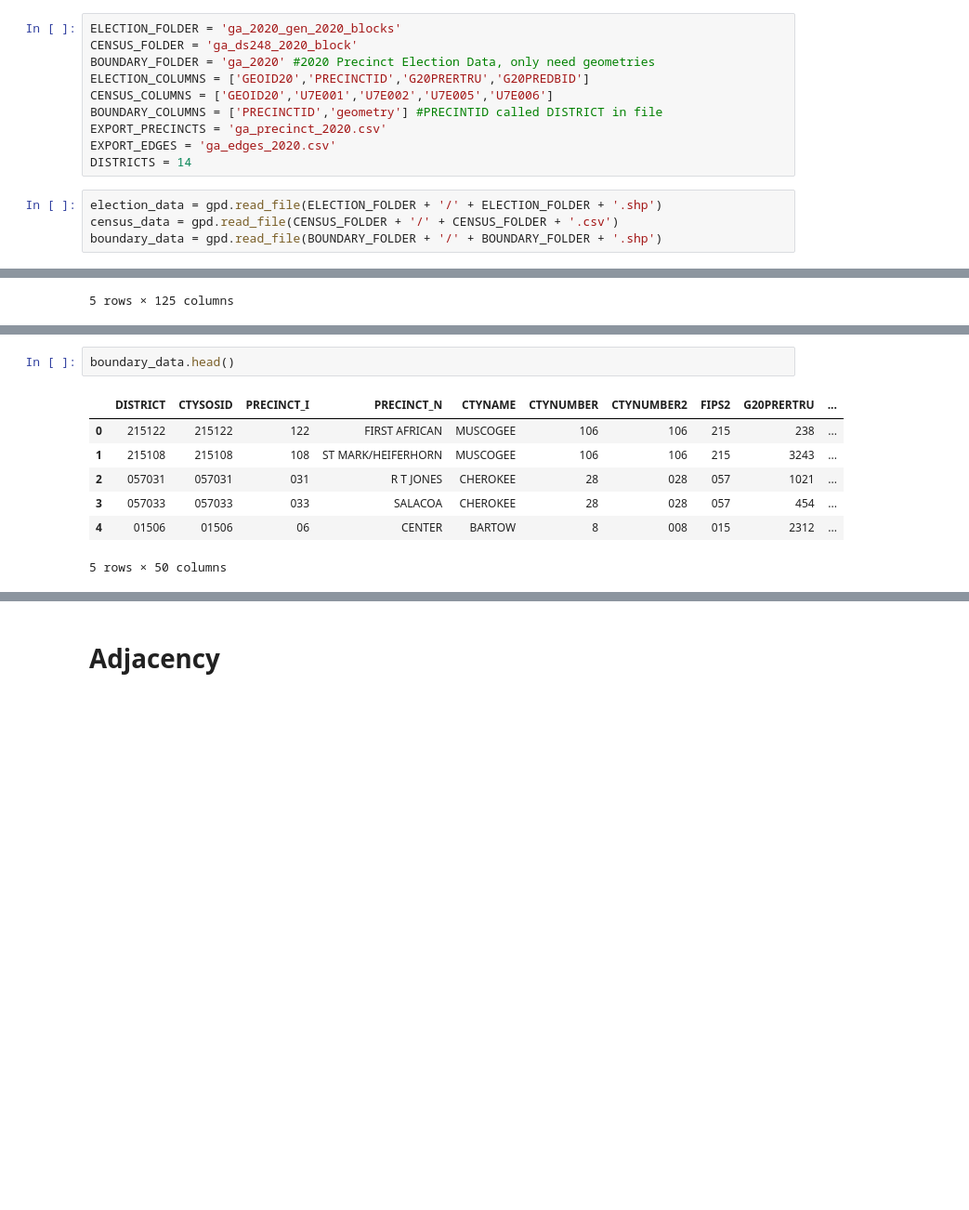
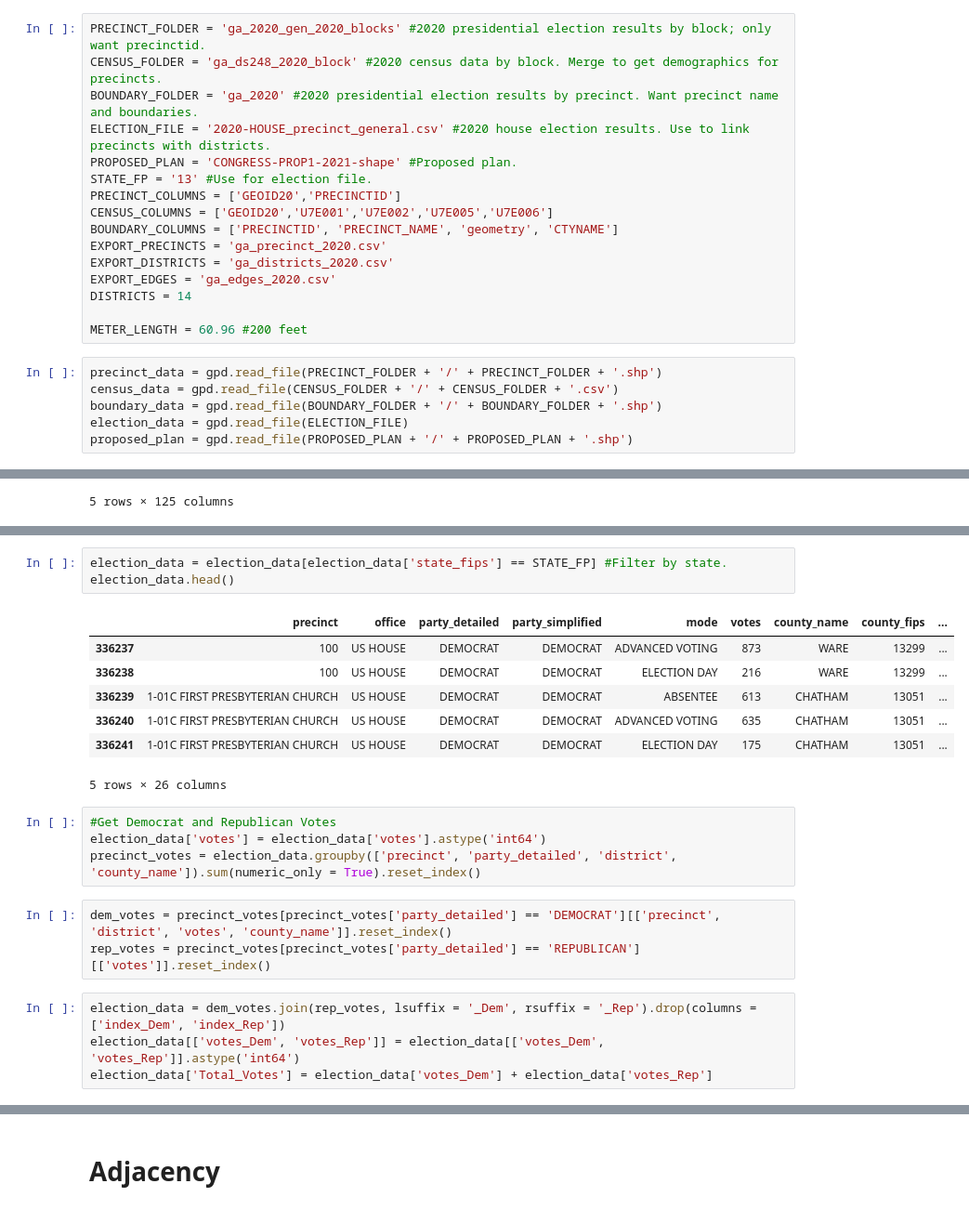
Before and after one commit to daviidpaark/Jerry, a Jupyter notebook: data/Python Scripts.ipynb, the cells around one changed output, grey strips where cells are left out. Shown at 93% size. Saved outputs shown, nothing was run; the diff lists cells and outputs as text; blank space fills up the shorter version.

```diff
--- a/data/Python Scripts.ipynb
+++ b/data/Python Scripts.ipynb
@@ -9,17 +9,25 @@ from gerrychain.updaters import Tally, cut_edges
 from gerrychain.proposals import propose_random_flip
 from gerrychain.accept import always_accept
 # %%
-ELECTION_FOLDER = 'ga_2020_gen_2020_blocks'
-CENSUS_FOLDER = 'ga_ds248_2020_block'
-BOUNDARY_FOLDER = 'ga_2020' #2020 Precinct Election Data, only need geometries
-ELECTION_COLUMNS = ['GEOID20','PRECINCTID','G20PRERTRU','G20PREDBID']
+PRECINCT_FOLDER = 'ga_2020_gen_2020_blocks' #2020 presidential election results by block; only want precinctid.
+CENSUS_FOLDER = 'ga_ds248_2020_block' #2020 census data by block. Merge to get demographics for precincts.
+BOUNDARY_FOLDER = 'ga_2020' #2020 presidential election results by precinct. Want precinct name and boundaries.
+ELECTION_FILE = '2020-HOUSE_precinct_general.csv' #2020 house election results. Use to link precincts with districts.
+PROPOSED_PLAN = 'CONGRESS-PROP1-2021-shape' #Proposed plan.
+STATE_FP = '13' #Use for election file.
+PRECINCT_COLUMNS = ['GEOID20','PRECINCTID']
 CENSUS_COLUMNS = ['GEOID20','U7E001','U7E002','U7E005','U7E006']
-BOUNDARY_COLUMNS = ['PRECINCTID','geometry'] #PRECINTID called DISTRICT in file
+BOUNDARY_COLUMNS = ['PRECINCTID', 'PRECINCT_NAME', 'geometry', 'CTYNAME']
 EXPORT_PRECINCTS = 'ga_precinct_2020.csv'
+EXPORT_DISTRICTS = 'ga_districts_2020.csv'
 EXPORT_EDGES = 'ga_edges_2020.csv'
 DISTRICTS = 14
+
+METER_LENGTH = 60.96 #200 feet
 # %%
-election_data = gpd.read_file(ELECTION_FOLDER + '/' + ELECTION_FOLDER + '.shp')
+precinct_data = gpd.read_file(PRECINCT_FOLDER + '/' + PRECINCT_FOLDER + '.shp')
 census_data = gpd.read_file(CENSUS_FOLDER + '/' + CENSUS_FOLDER + '.csv')
 boundary_data = gpd.read_file(BOUNDARY_FOLDER + '/' + BOUNDARY_FOLDER + '.shp')
+election_data = gpd.read_file(ELECTION_FILE)
+proposed_plan = gpd.read_file(PROPOSED_PLAN + '/' + PROPOSED_PLAN + '.shp')
 # %%
@@ -44,10 +62,22 @@ census_data.head()
 # %%
-boundary_data.head()
+election_data = election_data[election_data['state_fips'] == STATE_FP] #Filter by state.
+election_data.head()
 # %% [output]
-|  | DISTRICT | CTYSOSID | PRECINCT_I | PRECINCT_N | CTYNAME | CTYNUMBER | CTYNUMBER2 | FIPS2 | G20PRERTRU | ... |
-| 0 | 215122 | 215122 | 122 | FIRST AFRICAN | MUSCOGEE | 106 | 106 | 215 | 238 | ... |
-| 1 | 215108 | 215108 | 108 | ST MARK/HEIFERHORN | MUSCOGEE | 106 | 106 | 215 | 3243 | ... |
-| 2 | 057031 | 057031 | 031 | R T JONES | CHEROKEE | 28 | 028 | 057 | 1021 | ... |
-| 3 | 057033 | 057033 | 033 | SALACOA | CHEROKEE | 28 | 028 | 057 | 454 | ... |
-| 4 | 01506 | 01506 | 06 | CENTER | BARTOW | 8 | 008 | 015 | 2312 | ... |
+|  | precinct | office | party_detailed | party_simplified | mode | votes | county_name | county_fips | ... |
+| 336237 | 100 | US HOUSE | DEMOCRAT | DEMOCRAT | ADVANCED VOTING | 873 | WARE | 13299 | ... |
+| 336238 | 100 | US HOUSE | DEMOCRAT | DEMOCRAT | ELECTION DAY | 216 | WARE | 13299 | ... |
+| 336239 | 1-01C FIRST PRESBYTERIAN CHURCH | US HOUSE | DEMOCRAT | DEMOCRAT | ABSENTEE | 613 | CHATHAM | 13051 | ... |
+| 336240 | 1-01C FIRST PRESBYTERIAN CHURCH | US HOUSE | DEMOCRAT | DEMOCRAT | ADVANCED VOTING | 635 | CHATHAM | 13051 | ... |
+| 336241 | 1-01C FIRST PRESBYTERIAN CHURCH | US HOUSE | DEMOCRAT | DEMOCRAT | ELECTION DAY | 175 | CHATHAM | 13051 | ... |
-5 rows × 50 columns
+5 rows × 26 columns
+# %%
+#Get Democrat and Republican Votes
+election_data['votes'] = election_data['votes'].astype('int64')
+precinct_votes = election_data.groupby(['precinct', 'party_detailed', 'district', 'county_name']).sum(numeric_only = True).reset_index()
+# %%
+dem_votes = precinct_votes[precinct_votes['party_detailed'] == 'DEMOCRAT'][['precinct', 'district', 'votes', 'county_name']].reset_index()
+rep_votes = precinct_votes[precinct_votes['party_detailed'] == 'REPUBLICAN'][['votes']].reset_index()
+# %%
+election_data = dem_votes.join(rep_votes, lsuffix = '_Dem', rsuffix = '_Rep').drop(columns = ['index_Dem', 'index_Rep'])
+election_data[['votes_Dem', 'votes_Rep']] = election_data[['votes_Dem', 'votes_Rep']].astype('int64')
+election_data['Total_Votes'] = election_data['votes_Dem'] + election_data['votes_Rep']
```
Also changed, not shown: parts of 25 cells of this notebook.
